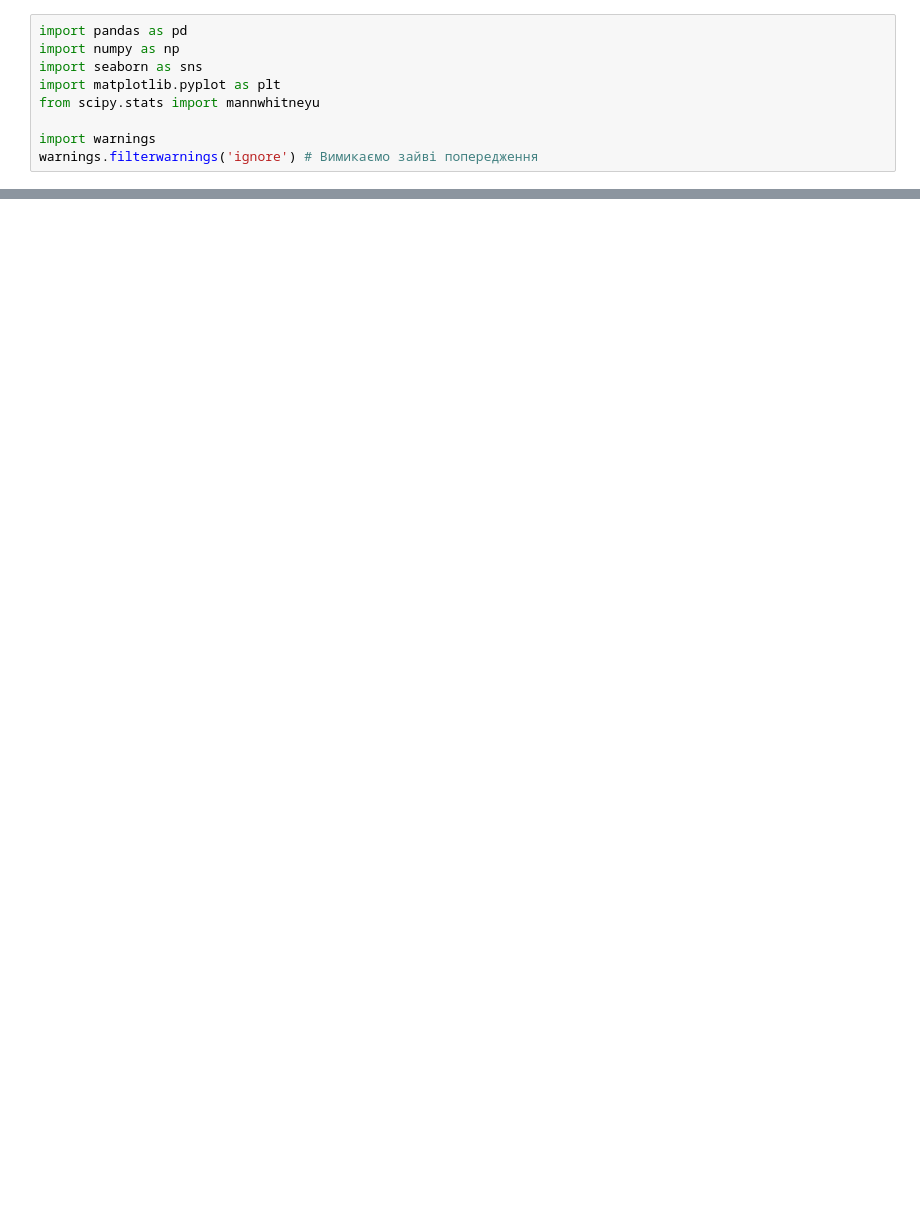
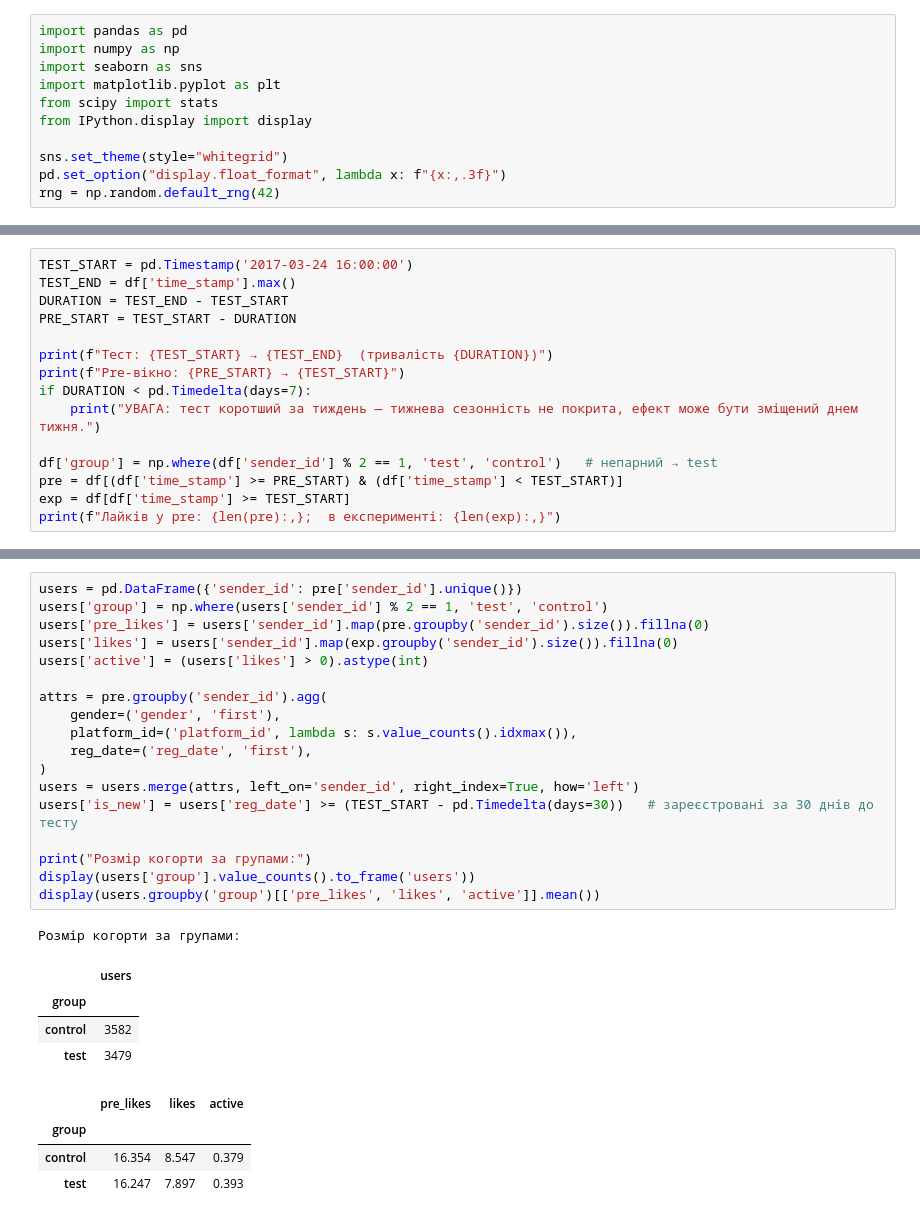
Before and after one commit to Chuchman-Dima/appflame-test, a Jupyter notebook: tasks/Task-3.ipynb, the cells around one changed output, grey strips where cells are left out. Saved outputs shown, nothing was run; the diff lists cells and outputs as text; blank space fills up the shorter version.

```diff
--- a/tasks/Task-3.ipynb
+++ b/tasks/Task-3.ipynb
@@ -3,7 +9,9 @@ import pandas as pd
 import numpy as np
 import seaborn as sns
 import matplotlib.pyplot as plt
-from scipy.stats import mannwhitneyu
+from scipy import stats
+from IPython.display import display
 
-import warnings
-warnings.filterwarnings('ignore') # Вимикаємо зайві попередження
+sns.set_theme(style="whitegrid")
+pd.set_option("display.float_format", lambda x: f"{x:,.3f}")
+rng = np.random.default_rng(42)
@@ -140,0 +44,15 @@ A/B Test P-value: 0.5045
+# %%
+TEST_START = pd.Timestamp('2017-03-24 16:00:00')
+TEST_END = df['time_stamp'].max()
+DURATION = TEST_END - TEST_START
+PRE_START = TEST_START - DURATION
+
+print(f"Тест: {TEST_START} → {TEST_END}  (тривалість {DURATION})")
+print(f"Pre-вікно: {PRE_START} → {TEST_START}")
+if DURATION < pd.Timedelta(days=7):
+    print("УВАГА: тест коротший за тиждень — тижнева сезонність не покрита, ефект може бути зміщений днем тижня.")
+
+df['group'] = np.where(df['sender_id'] % 2 == 1, 'test', 'control')   # непарний → test
+pre = df[(df['time_stamp'] >= PRE_START) & (df['time_stamp'] < TEST_START)]
+exp = df[df['time_stamp'] >= TEST_START]
+print(f"Лайків у pre: {len(pre):,};  в експерименті: {len(exp):,}")
@@ -140,0 +69,28 @@ A/B Test P-value: 0.5045
+# %%
+users = pd.DataFrame({'sender_id': pre['sender_id'].unique()})
+users['group'] = np.where(users['sender_id'] % 2 == 1, 'test', 'control')
+users['pre_likes'] = users['sender_id'].map(pre.groupby('sender_id').size()).fillna(0)
+users['likes'] = users['sender_id'].map(exp.groupby('sender_id').size()).fillna(0)
+users['active'] = (users['likes'] > 0).astype(int)
+
+attrs = pre.groupby('sender_id').agg(
+    gender=('gender', 'first'),
+    platform_id=('platform_id', lambda s: s.value_counts().idxmax()),
+    reg_date=('reg_date', 'first'),
+)
+users = users.merge(attrs, left_on='sender_id', right_index=True, how='left')
+users['is_new'] = users['reg_date'] >= (TEST_START - pd.Timedelta(days=30))   # зареєстровані за 30 днів до тесту
+
+print("Розмір когорти за групами:")
+display(users['group'].value_counts().to_frame('users'))
+display(users.groupby('group')[['pre_likes', 'likes', 'active']].mean())
+# %% [output]
+Розмір когорти за групами:
+|  | users |
+| group |  |
+| control | 3582 |
+| test | 3479 |
+|  | pre_likes | likes | active |
+| group |  |  |  |
+| control | 16.354 | 8.547 | 0.379 |
+| test | 16.247 | 7.897 | 0.393 |
```
Also changed, not shown: parts of 33 cells of this notebook, 3 other files.
